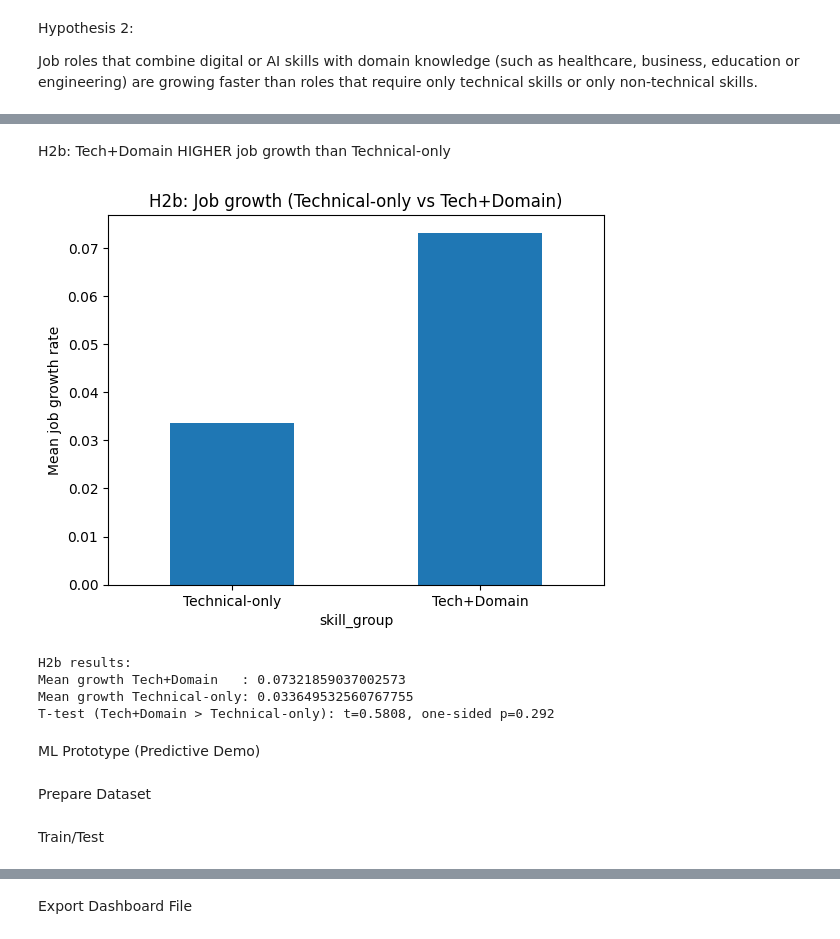
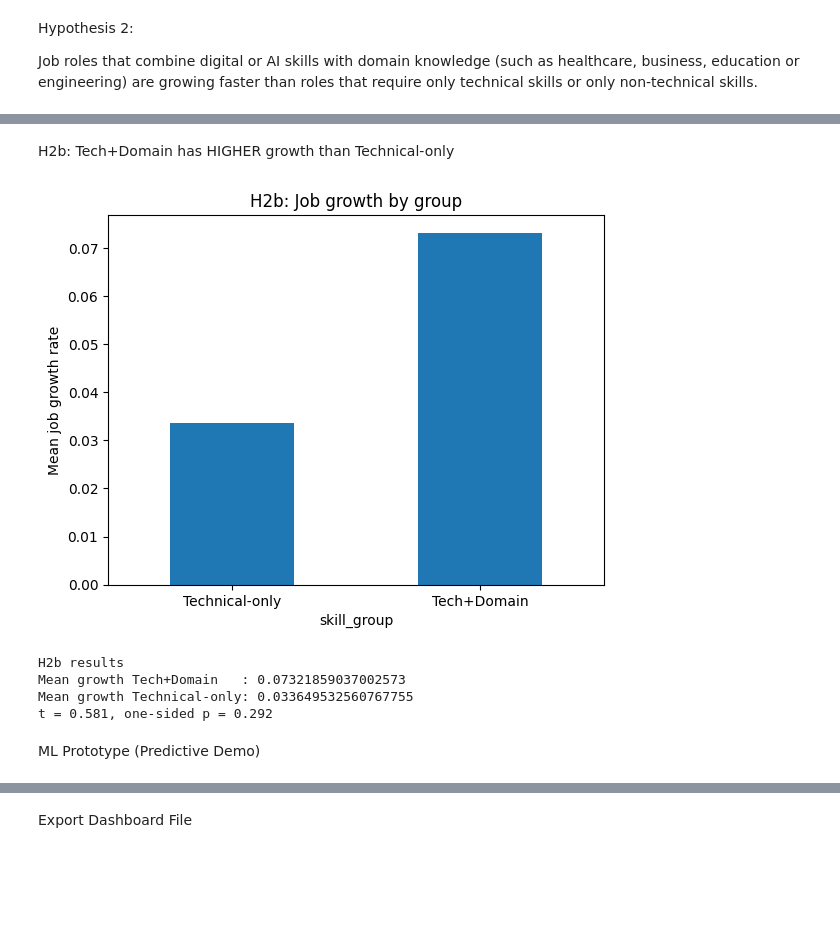
Before and after one commit to sunnyjandu/AI-and-the-Future-of-Work-and-Learning, a Jupyter notebook: jupyter_notebooks/full_analytic_flow.ipynb, the cells around one changed output, grey strips where cells are left out. Cells and saved outputs as stored; diff of their text form; code cells hidden in the pictures; blank space fills up the shorter version.

```diff
--- a/jupyter_notebooks/full_analytic_workflow.ipynb
+++ b/jupyter_notebooks/full_analytic_flow.ipynb
@@ -386,2 +396,2 @@ T-test (Tech+Domain < Technical-only): t=-2.2369, one-sided p=0.036
 # %% [markdown]
-H2b: Tech+Domain HIGHER job growth than Technical-only
+H2b: Tech+Domain has HIGHER growth than Technical-only
@@ -393,31 +398,34 @@ technical_only_growth = h2b_df.loc[h2b_df["skill_group"]=="Technical-only", "job
-# %%
-# visual
-means_g = h2b_df.groupby("skill_group")["job_growth_rate"].mean().reindex(["Technical-only", "Tech+Domain"])
-plt.figure()
-means_g.plot(kind="bar")
-plt.ylabel("Mean job growth rate")
-plt.title("H2b: Job growth (Technical-only vs Tech+Domain)")
-plt.xticks(rotation=0)
-plt.show()
-# %% [output]
-[figure, removed]
 # %%
-#t-test for H2b
-t_stat, p_two = stats.ttest_ind(tech_domain_growth, technical_only_growth, equal_var=False)
+h2b = role_2g.dropna(subset=["job_growth_rate"]).copy()
 
-if np.nanmean(tech_domain_growth) > np.nanmean(technical_only_growth):
+growth_td = h2b.loc[h2b["skill_group"] == "Tech+Domain", "job_growth_rate"].values
+growth_to = h2b.loc[h2b["skill_group"] == "Technical-only", "job_growth_rate"].values
+
+means_g = h2b.groupby("skill_group")["job_growth_rate"].mean().reindex(["Technical-only", "Tech+Domain"])
+plt.figure()
+means_g.plot(kind="bar")
+plt.ylabel("Mean job growth rate")
+plt.title("H2b: Job growth by group")
+plt.xticks(rotation=0)
+plt.show()
+
+t_stat, p_two = stats.ttest_ind(growth_td, growth_to, equal_var=False)
+
+# one-sided p-value (Tech+Domain > Technical-only)
+if np.nanmean(growth_td) > np.nanmean(growth_to):
     p_one = p_two / 2
 else:
     p_one = 1 - (p_two / 2)
 
-print("\nH2b results:")
-print("Mean growth Tech+Domain   :", np.nanmean(tech_domain_growth))
-print("Mean growth Technical-only:", np.nanmean(technical_only_growth))
-print(f"T-test (Tech+Domain > Technical-only): t={t_stat:.4f}, one-sided p={p_fmt(p_one)}")
+print("H2b results")
+print("Mean growth Tech+Domain   :", np.nanmean(growth_td))
+print("Mean growth Technical-only:", np.nanmean(growth_to))
+print(f"t = {t_stat:.3f}, one-sided p = {format_p(p_one)}")
 # %% [output]
+[figure, added]
-H2b results:
+H2b results
 Mean growth Tech+Domain   : 0.07321859037002573
 Mean growth Technical-only: 0.033649532560767755
-T-test (Tech+Domain > Technical-only): t=0.5808, one-sided p=0.292
+t = 0.581, one-sided p = 0.292
 # %% [markdown]
 ML Prototype (Predictive Demo)
@@ -428,2 +431,0 @@ from sklearn.metrics import r2_score, mean_squared_error
-# %% [markdown]
-Prepare Dataset
@@ -434,2 +431,0 @@ y = ml_df["automation_risk_score"]
-# %% [markdown]
-Train/Test
```
Also changed, not shown: parts of 49 cells of this notebook, 1 other file.
